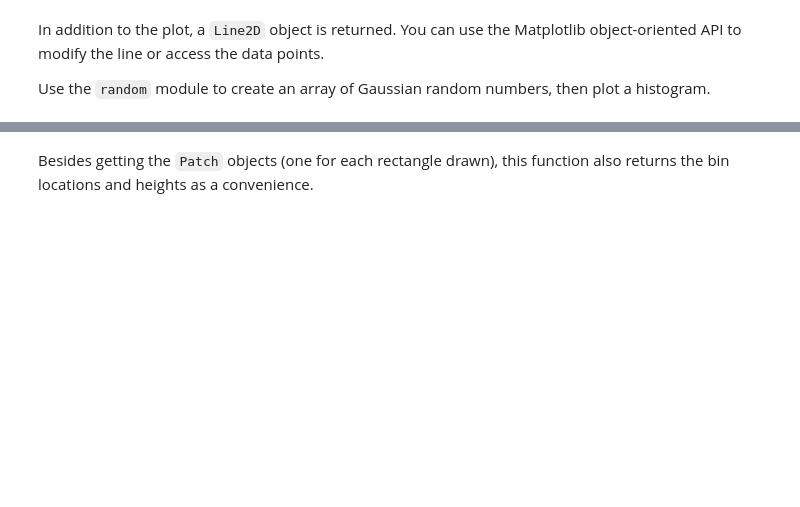
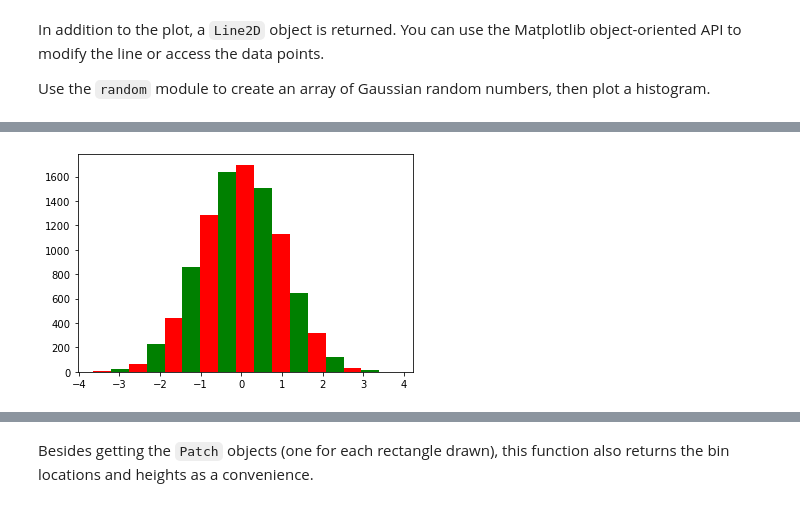
Before and after one commit to mbmilligan/msi-ipython-nb-ex, a Jupyter notebook: notebook/AdvPyFiles/04.BasicPlotting.ipynb, the cells around one changed output, grey strips where cells are left out. Saved outputs shown, nothing was run; the diff lists cells and outputs as text; code cells hidden in the pictures; blank space fills up the shorter version.

```diff
--- a/notebook/AdvPyFiles/04.BasicPlotting.ipynb
+++ b/notebook/AdvPyFiles/04.BasicPlotting.ipynb
@@ -42,7 +59,7 @@ In addition to the plot, a ``Line2D`` object is returned. You can use the Matplo
 Use the ``random`` module to create an array of Gaussian random numbers, then plot a histogram.
 # %%
 t = np.random.randn(10000)
-x, y, p = pl.hist(t, 15)
+x, y, p = pl.hist(t, 17)
 for i, patch in enumerate(p):
     if i % 2 == 0:
         patch.set_facecolor('red')
@@ -55,2 +70,3 @@ pl.show()
+[figure, added]
 # %%
 r = p[0]
```
Also changed, not shown: parts of 9 cells of this notebook, 9 other files.
